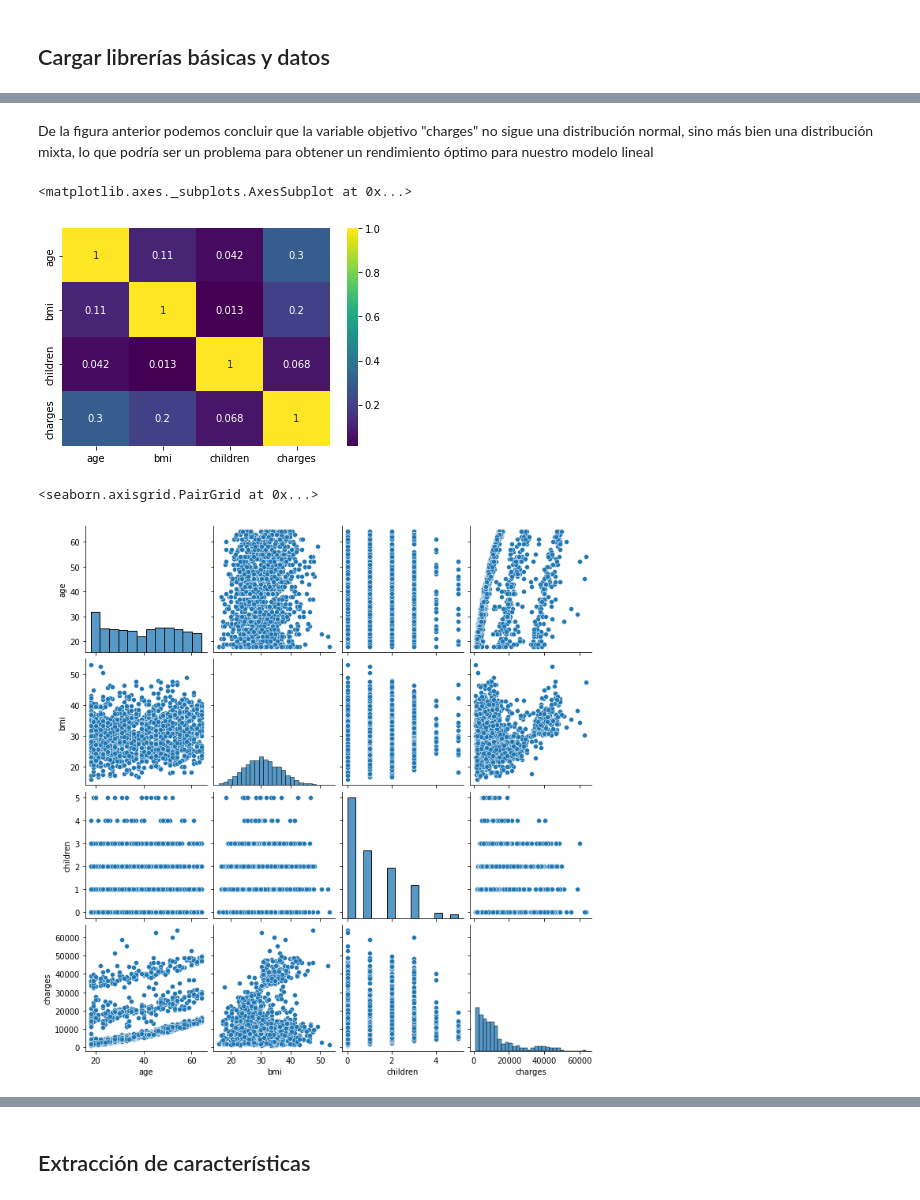
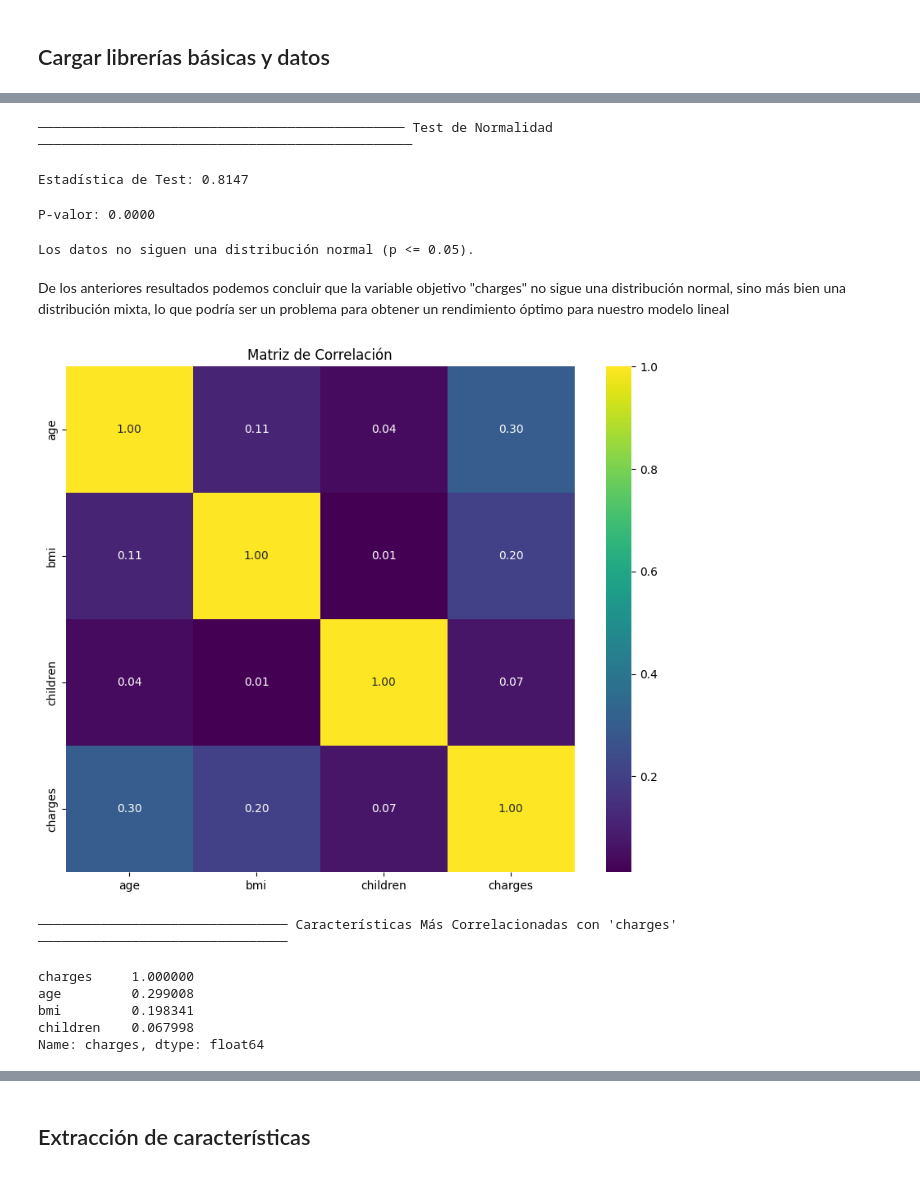
Before and after one commit to txusser/Master_IA_Sanidad, a Jupyter notebook: Modulo_2/2_3_4_Proyecto_Regresion_Lineal.ipynb, the cells around one changed output, grey strips where cells are left out. Cells and saved outputs as stored; diff of their text form; code cells hidden in the pictures.

```diff
--- a/Modulo_2/2_3_4_Proyecto_Regresion_Lineal.ipynb
+++ b/Modulo_2/2_3_4_Proyecto_Regresion_Lineal.ipynb
@@ -44,14 +74,51 @@ plt.show()
+# %%
+# Definamos una función para realizar un test de normalidad y verificar
+# la gaussianidad (o no) de la distribución
+
+from scipy.stats import norm, shapiro
+
+def test_normality(data):
+    stat, p_value = shapiro(data)
+    console.rule("Test de Normalidad")
+    console.print(f"Estadística de Test: [bold]{stat:.4f}[/bold]")
+    console.print(f"P-valor: [bold]{p_value:.4f}[/bold]")
+
+    if p_value > 0.05:
+        console.print("Los datos siguen una distribución normal (p > 0.05).")
+    else:
+        console.print("Los datos no siguen una distribución normal (p <= 0.05).")
+# Realizar el test de normalidad
+test_normality(df['charges'])
+# %% [output]
+─────────────────────────────────────────────── Test de Normalidad ────────────────────────────────────────────────
+Estadística de Test: 0.8147
+P-valor: 0.0000
+Los datos no siguen una distribución normal (p <= 0.05).
 # %% [markdown]
-De la figura anterior podemos concluir que la variable objetivo "charges" no sigue una distribución normal, sino más bien una distribución mixta, lo que podría ser un problema para obtener un rendimiento óptimo para nuestro modelo lineal
+De los anteriores resultados podemos concluir que la variable objetivo "charges" no sigue una distribución normal, sino más bien una distribución mixta, lo que podría ser un problema para obtener un rendimiento óptimo para nuestro modelo lineal
-# %%
-# Revisamos la matriz de correlación para ver posibles dependencias
-sns.heatmap(df.corr(),annot=True, cmap='viridis')
-# %% [output]
-<matplotlib.axes._subplots.AxesSubplot at 0x...>
-[figure, removed]
-# %%
-# Creamos un pair plot para visualizar las morfología de las correlaciones
-sns.pairplot(df)
-# %% [output]
-<seaborn.axisgrid.PairGrid at 0x...>
-[figure, removed]
+# %%
+# Revisamos la matriz de correlación para ver posibles dependencias
+correlation_matrix = df.corr() # Usamos el método implementado por Pandas
+
+# Crear una figura y un eje para el heatmap
+plt.figure(figsize=(10, 8))
+sns.heatmap(correlation_matrix, annot=True, cmap='viridis', fmt=".2f")
+plt.title('Matriz de Correlación')
+plt.show()
+
+# Imprimimos por pantalla la correlación entre características (y "charges") ordenando
+# según mayor valor de correlación
+console.rule("Características Más Correlacionadas con 'charges'")
+charges_correlation = correlation_matrix['charges'].sort_values(ascending=False)
+console.print(charges_correlation)
+
+# Otra forma de obtener el mapa de calor empleando Seaborn:
+# sns.heatmap(df.corr(),annot=True, cmap='viridis')
+# %% [output]
+[figure, added]
+──────────────────────────────── Características Más Correlacionadas con 'charges' ────────────────────────────────
+charges     1.000000
+age         0.299008
+bmi         0.198341
+children    0.067998
+Name: charges, dtype: float64
```
Also changed, not shown: parts of 17 cells of this notebook.
